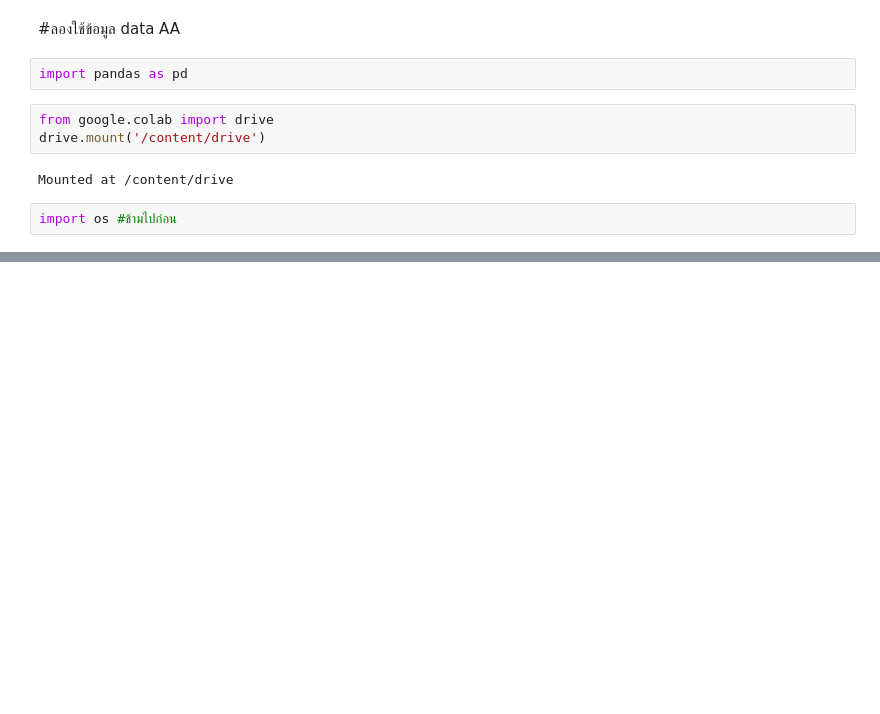
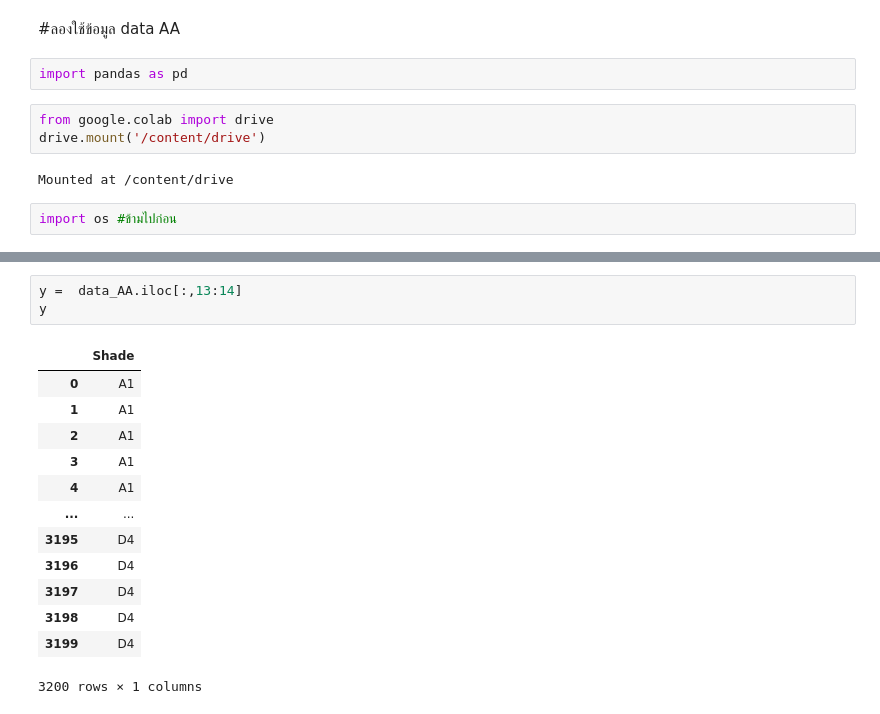
Before and after one commit to Kggzzz/Project_2021_matchingcolor, a Jupyter notebook: test_svm.ipynb, the cells around one changed output, grey strips where cells are left out. Drawn from its saved outputs; the diff is of its cells as text; blank space fills up the shorter version.

```diff
--- a/test_svm.ipynb
+++ b/test_svm.ipynb
@@ -206,0 +188,17 @@ AttributeError: ignored
+# %%
+y =  data_AA.iloc[:,13:14]
+y
+# %% [output]
+|  | Shade |
+| 0 | A1 |
+| 1 | A1 |
+| 2 | A1 |
+| 3 | A1 |
+| 4 | A1 |
+| ... | ... |
+| 3195 | D4 |
+| 3196 | D4 |
+| 3197 | D4 |
+| 3198 | D4 |
+| 3199 | D4 |
+3200 rows × 1 columns
```
Also changed, not shown: parts of 12 cells of this notebook.
